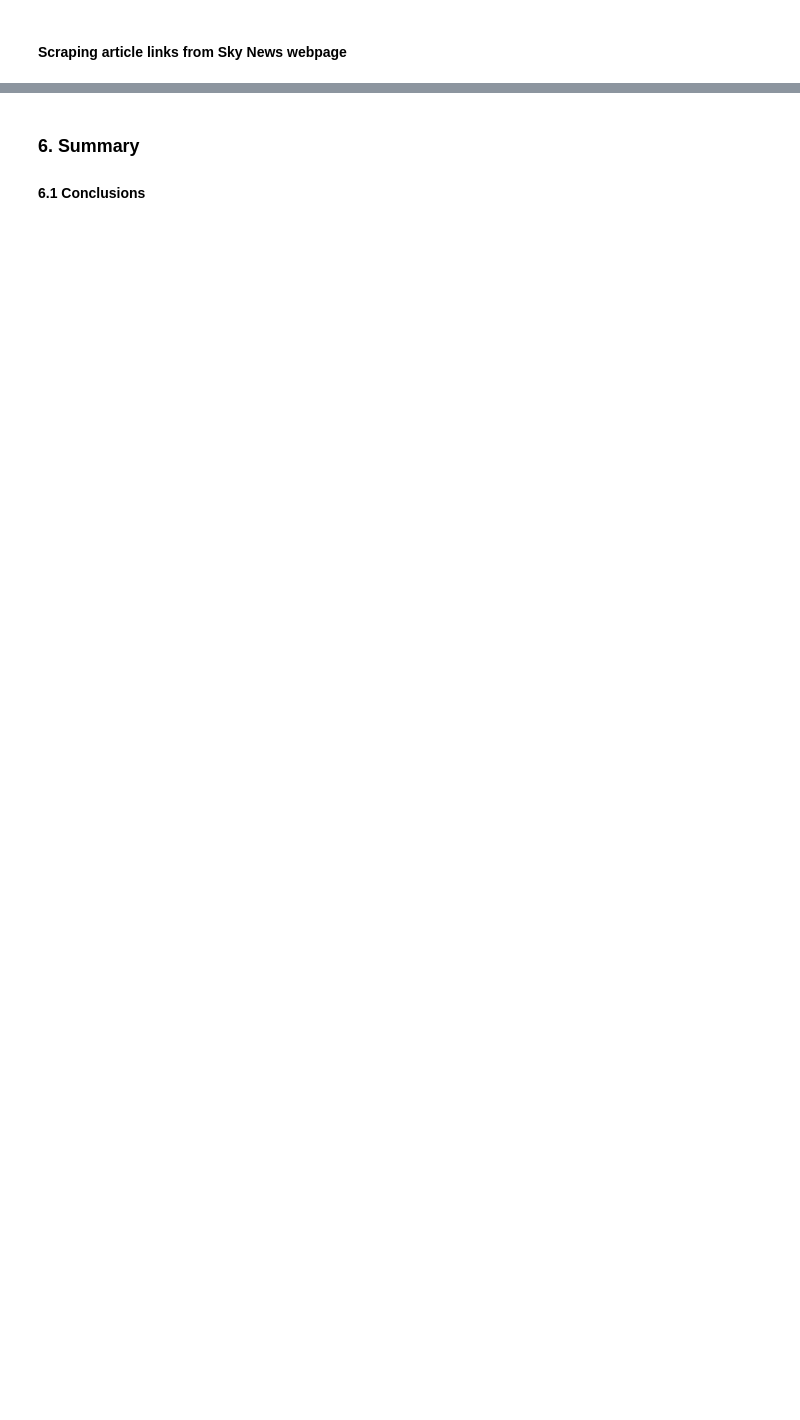
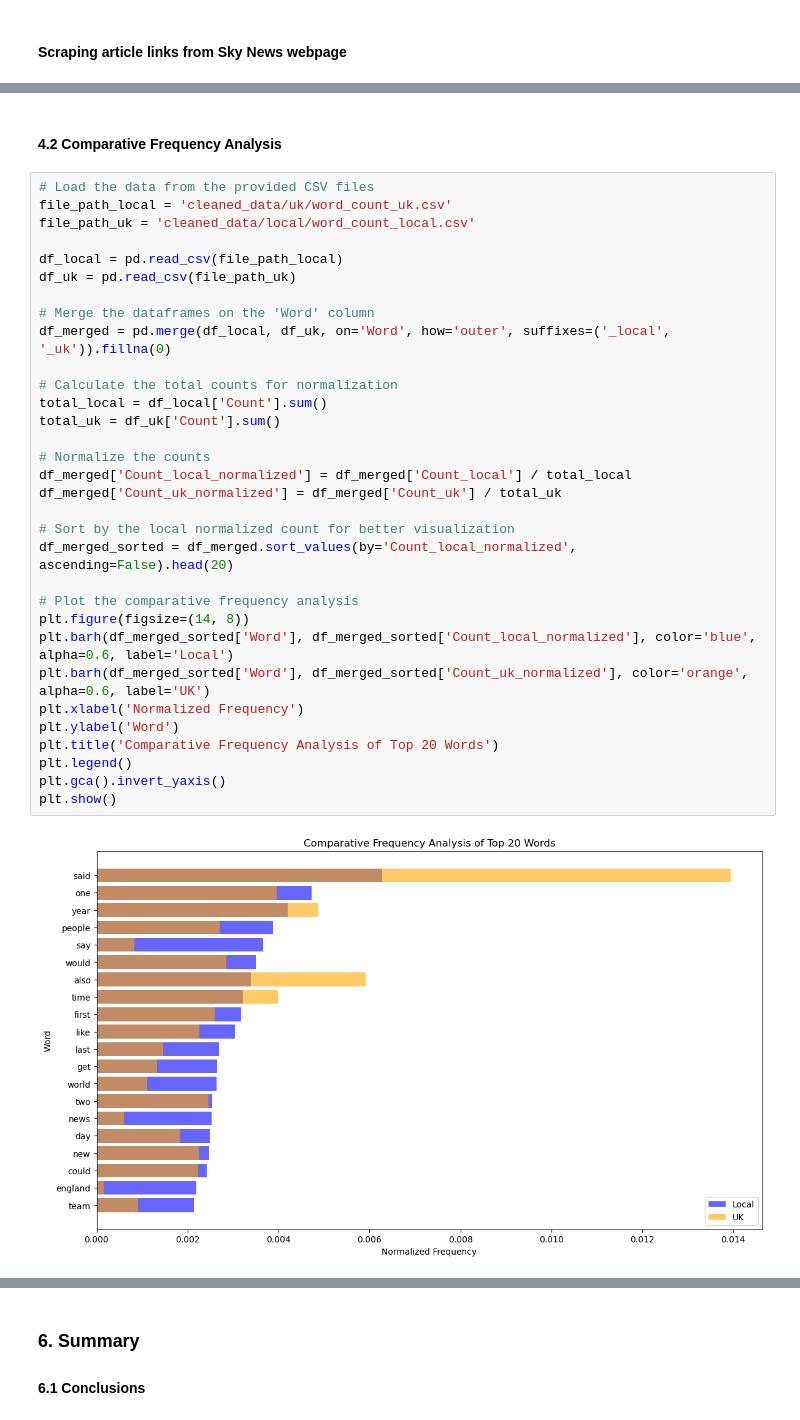
Before and after one commit to koojiansin/cm2015PwD_midSemProject, a Jupyter notebook: midSemProject.ipynb, the cells around one changed output, grey strips where cells are left out. Saved outputs shown, nothing was run; the diff lists cells and outputs as text; blank space fills up the shorter version.

```diff
--- a/midSemProject.ipynb
+++ b/midSemProject.ipynb
@@ -382,0 +1119,36 @@ Extracted URLs have been saved to scrape_link/global/sky_news_links.csv
+# %% [markdown]
+<h4>4.2 Comparative Frequency Analysis</h4>
+# %%
+# Load the data from the provided CSV files
+file_path_local = 'cleaned_data/uk/word_count_uk.csv'
+file_path_uk = 'cleaned_data/local/word_count_local.csv'
+
+df_local = pd.read_csv(file_path_local)
+df_uk = pd.read_csv(file_path_uk)
+
+# Merge the dataframes on the 'Word' column
+df_merged = pd.merge(df_local, df_uk, on='Word', how='outer', suffixes=('_local', '_uk')).fillna(0)
+
+# Calculate the total counts for normalization
+total_local = df_local['Count'].sum()
+total_uk = df_uk['Count'].sum()
+
+# Normalize the counts
+df_merged['Count_local_normalized'] = df_merged['Count_local'] / total_local
+df_merged['Count_uk_normalized'] = df_merged['Count_uk'] / total_uk
+
+# Sort by the local normalized count for better visualization
+df_merged_sorted = df_merged.sort_values(by='Count_local_normalized', ascending=False).head(20)
+
+# Plot the comparative frequency analysis
+plt.figure(figsize=(14, 8))
+plt.barh(df_merged_sorted['Word'], df_merged_sorted['Count_local_normalized'], color='blue', alpha=0.6, label='Local')
+plt.barh(df_merged_sorted['Word'], df_merged_sorted['Count_uk_normalized'], color='orange', alpha=0.6, label='UK')
+plt.xlabel('Normalized Frequency')
+plt.ylabel('Word')
+plt.title('Comparative Frequency Analysis of Top 20 Words')
+plt.legend()
+plt.gca().invert_yaxis()
+plt.show()
+# %% [output]
+[figure, added]
```
Also changed, not shown: parts of 45 cells of this notebook, 21 other files.
